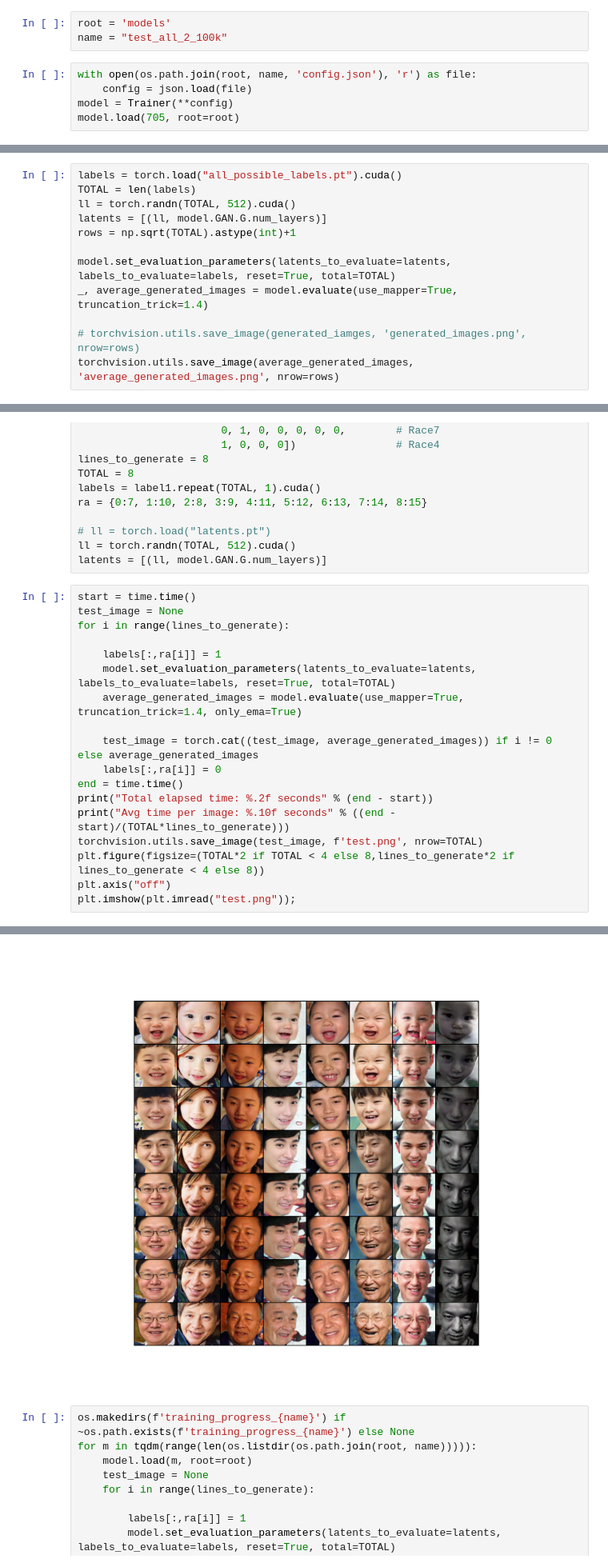
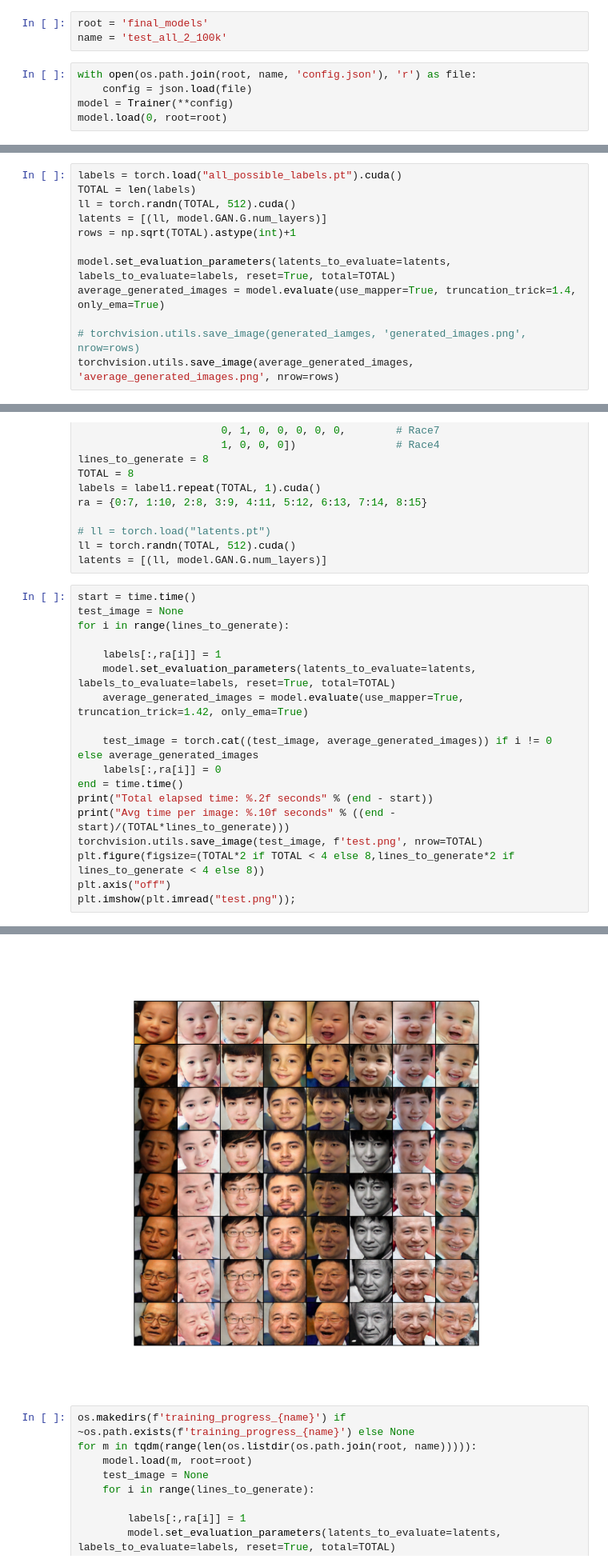
Before and after one commit to maizabros/C-StyleGAN2_FER, a Jupyter notebook: Untitled.ipynb, the cells around one changed output, grey strips where cells are left out. Shown at 80% size. Drawn from its saved outputs; the diff is of its cells as text.

Commit message:
Changes in plots of notebook

```diff
--- a/Untitled.ipynb
+++ b/Untitled.ipynb
@@ -23,13 +21,13 @@ import mplcursors
 # #making all charts public and setting a global theme
 # cf.set_config_file(sharing='public',theme='white',offline=True)
 # %%
-root = 'models'
-name = "test_all_2_100k"
+root = 'final_models'
+name = 'test_all_2_100k'
 # %%
 with open(os.path.join(root, name, 'config.json'), 'r') as file:
     config = json.load(file)
 model = Trainer(**config)
-model.load(705, root=root)
+model.load(0, root=root)
 # %%
 # torch.save(latents[0][0], "latents.pt")
 # %%
@@ -40,7 +38,7 @@ latents = [(ll, model.GAN.G.num_layers)]
 rows = np.sqrt(TOTAL).astype(int)+1
 
 model.set_evaluation_parameters(latents_to_evaluate=latents, labels_to_evaluate=labels, reset=True, total=TOTAL)
-_, average_generated_images = model.evaluate(use_mapper=True, truncation_trick=1.4)
+average_generated_images = model.evaluate(use_mapper=True, truncation_trick=1.4, only_ema=True)
 
 # torchvision.utils.save_image(generated_iamges, 'generated_images.png', nrow=rows)
 torchvision.utils.save_image(average_generated_images, 'average_generated_images.png', nrow=rows)
@@ -75,7 +73,7 @@ for i in range(lines_to_generate):
 
     labels[:,ra[i]] = 1
     model.set_evaluation_parameters(latents_to_evaluate=latents, labels_to_evaluate=labels, reset=True, total=TOTAL)
-    average_generated_images = model.evaluate(use_mapper=True, truncation_trick=1.4, only_ema=True)
+    average_generated_images = model.evaluate(use_mapper=True, truncation_trick=1.42, only_ema=True)
 
     test_image = torch.cat((test_image, average_generated_images)) if i != 0 else average_generated_images
     labels[:,ra[i]] = 0
@@ -92,4 +90,4 @@ Avg time per image: 0.0053261928 seconds
-[figure, old version]
+[figure, new version]
 # %%
 os.makedirs(f'training_progress_{name}') if ~os.path.exists(f'training_progress_{name}') else None
 for m in tqdm(range(len(os.listdir(os.path.join(root, name))))):
```
Also changed, not shown: parts of 4 cells of this notebook, 3 other files.
